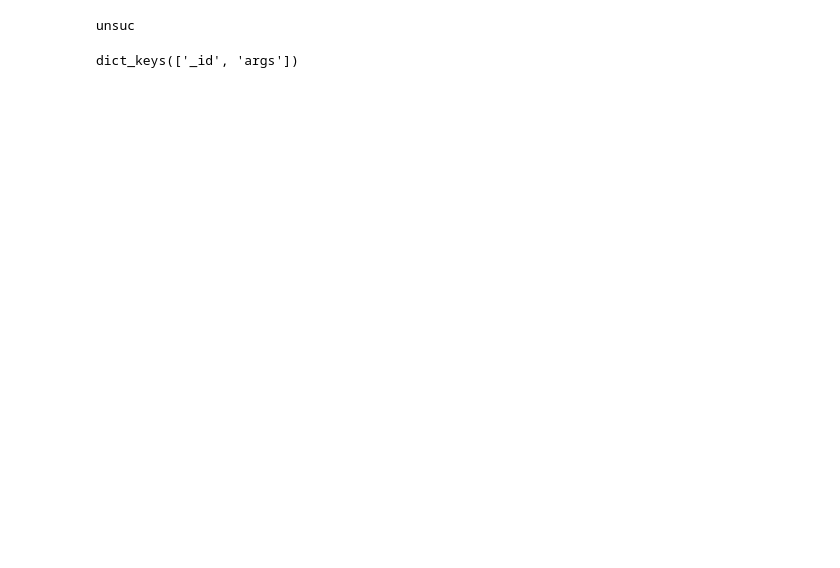
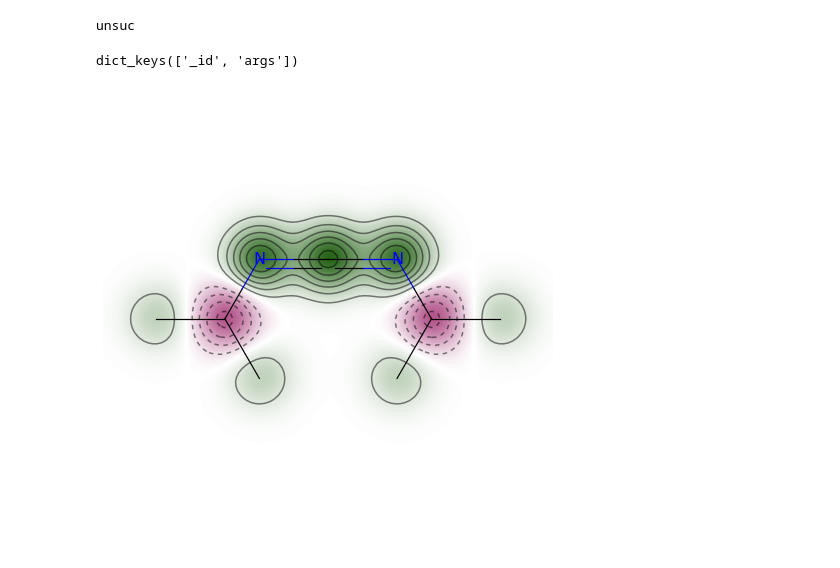
Before and after one commit to radical-subject/labaggregator-bot, a Jupyter notebook: vendorbot_folder/jupyterScripts/Unique_molecules_collection.ipynb, the cells around one changed output. Saved outputs shown, nothing was run; the diff lists cells and outputs as text; code cells hidden in the pictures; blank space fills up the shorter version.

```diff
--- a/vendorbot_folder/jupyterScripts/Unique_molecules_collection.ipynb
+++ b/vendorbot_folder/jupyterScripts/Unique_molecules_collection.ipynb
@@ -242,0 +294,15 @@ dict_keys(['_id', 'args'])
+# %%
+
+mol = Chem.MolFromSmiles(best_match_smiles[0])
+refmol = Chem.MolFromSmiles(REQUESTED_SMILES)
+
+from rdkit import Chem
+from rdkit.Chem import Draw
+from rdkit.Chem.Draw import SimilarityMaps
+fp = SimilarityMaps.GetAPFingerprint(mol, fpType='normal')
+fp = SimilarityMaps.GetTTFingerprint(mol, fpType='normal')
+fp = SimilarityMaps.GetMorganFingerprint(mol, fpType='bv')
+fig, maxweight = SimilarityMaps.GetSimilarityMapForFingerprint(refmol, mol, SimilarityMaps.GetMorganFingerprint)
+fig.savefig("molpic.png", bbox_inches = "tight")
+# %% [output]
+[figure, added]
```
Also changed, not shown: parts of 15 cells of this notebook, 13 other files.
